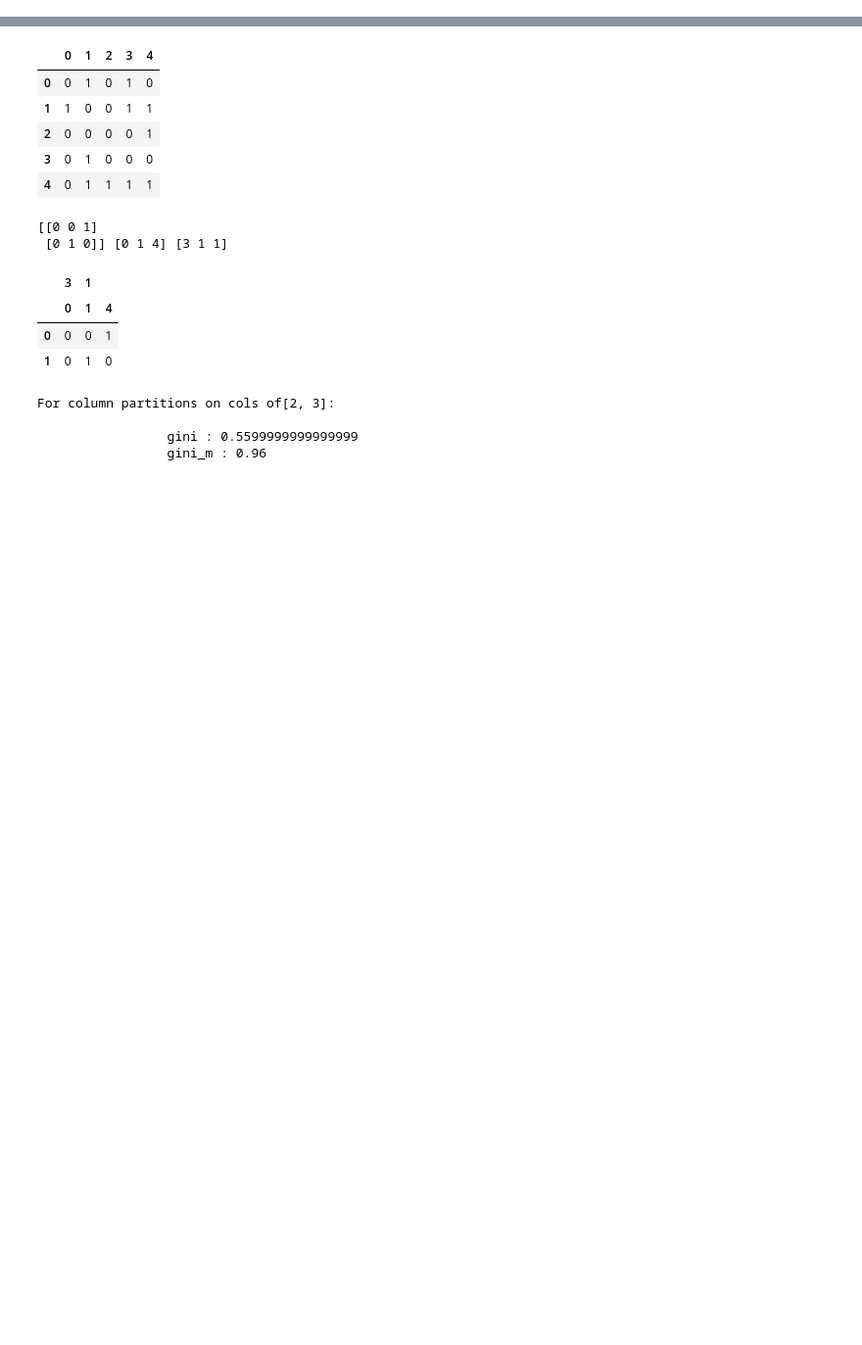
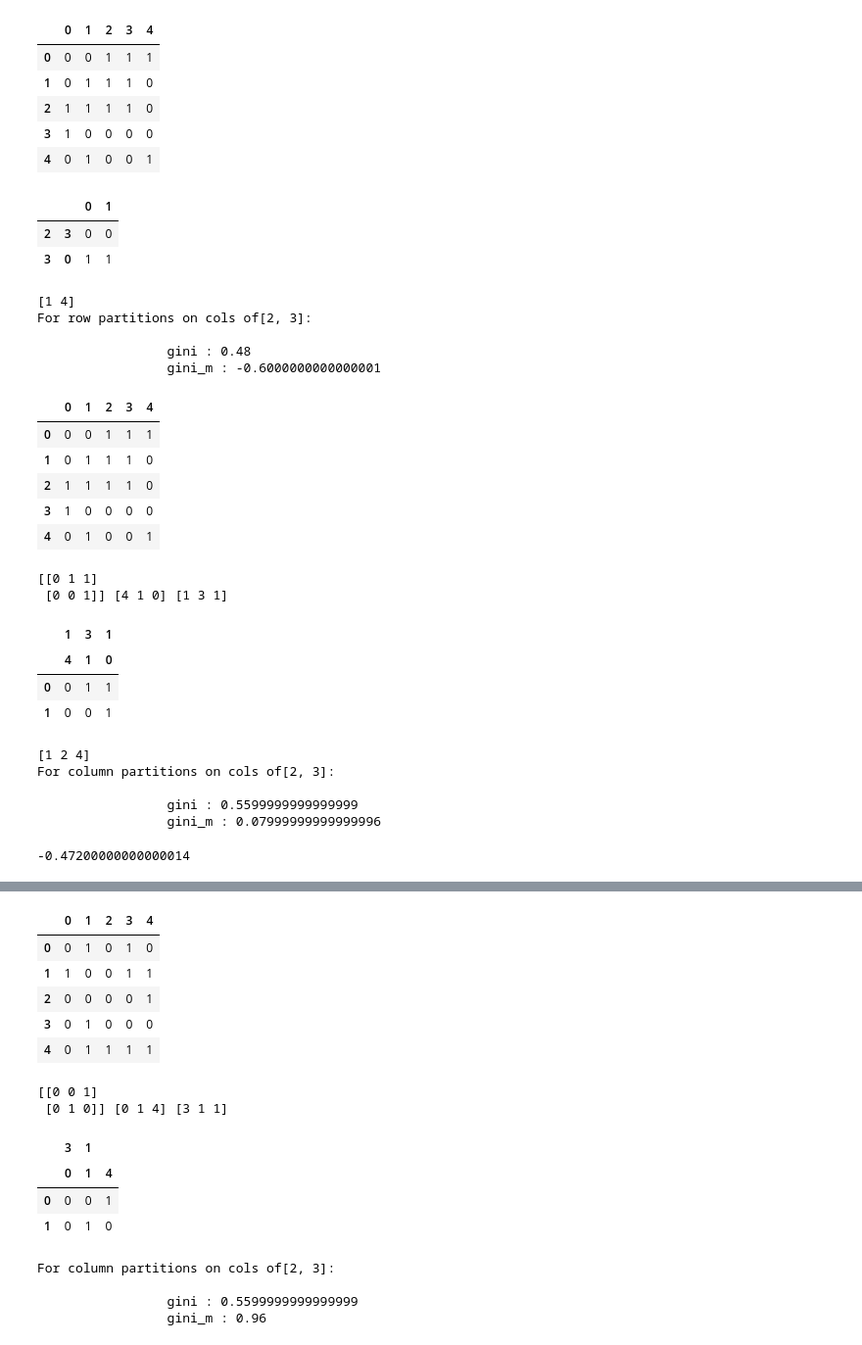
Before and after one commit to Haoyu2/DMLab-2020Spring, a Jupyter notebook: _gini.ipynb, the cells around one changed output, grey strips where cells are left out. Shown: that part at 98% size. Cells and saved outputs as stored; diff of their text form; code cells hidden in the pictures; blank space fills up the shorter version.

```diff
--- a/_gini.ipynb
+++ b/_gini.ipynb
@@ -22,15 +22,18 @@ class OrBi():
         display(self.df.style.applymap(self._bg_map,
                                subset=pd.IndexSlice[:,cols]))
 
-
         mat_pat,index, counts = np.unique(self.mat[:,cols],axis=0,return_index=1, return_counts=1)
 #         print(mat_pat,index,counts)
+
         display(pd.DataFrame(mat_pat, index=[counts,index]))
+        print(np.power(2,np.sum(mat_pat,axis=1)))
+
+
 
 
         gini = 1 - np.sum(np.square(counts/np.sum(counts)))
         gini_m = 1 - np.dot(np.square(counts/np.sum(counts)),
-                            np.sum(mat_pat,axis=1)/mat_pat.shape[1])
+                            np.power(2,np.sum(mat_pat,axis=1)))
         print(f'For row partitions on cols of{cols}:\n\n \
                 gini : {gini}\n   \
               gini_m : {gini_m}           ')
@@ -45,13 +48,15 @@ class OrBi():
 
 
         mat_pat,index, counts = np.unique(self.mat[rows,:],axis=1,return_index=1, return_counts=1)
+
+
         print(mat_pat,index,counts)
         display(pd.DataFrame(mat_pat, columns=[counts,index]))
-
+        print(np.power(2,np.sum(mat_pat,axis=0)))
 
         gini = 1 - np.sum(np.square(counts/np.sum(counts)))
         gini_m = 1 - np.dot(np.square(counts/np.sum(counts)),
-                            np.sum(mat_pat,axis=0)/mat_pat.shape[0])
+                            np.power(2, np.sum(mat_pat,axis=0)))
         print(f'For column partitions on cols of{rows}:\n\n \
                 gini : {gini}\n   \
               gini_m : {gini_m}           ')
@@ -71,6 +76,46 @@ class OrBi():
 
     def _bg_map(self,val, color='yellow'):
         return f'background-color: {color}'
+# %%
+
+size = (5, 5)
+mat = np.random.choice([1,0],size)
+
+orbi = OrBi(mat)
+orbi.gini_mu([2,3],[2,3])
+# %% [output]
+|  | 0 | 1 | 2 | 3 | 4 |
+| 0 | 0 | 0 | 1 | 1 | 1 |
+| 1 | 0 | 1 | 1 | 1 | 0 |
+| 2 | 1 | 1 | 1 | 1 | 0 |
+| 3 | 1 | 0 | 0 | 0 | 0 |
+| 4 | 0 | 1 | 0 | 0 | 1 |
+|  |  | 0 | 1 |
+| 2 | 3 | 0 | 0 |
+| 3 | 0 | 1 | 1 |
+[1 4]
+For row partitions on cols of[2, 3]:
+
+                 gini : 0.48
+                 gini_m : -0.6000000000000001
+|  | 0 | 1 | 2 | 3 | 4 |
+| 0 | 0 | 0 | 1 | 1 | 1 |
+| 1 | 0 | 1 | 1 | 1 | 0 |
+| 2 | 1 | 1 | 1 | 1 | 0 |
+| 3 | 1 | 0 | 0 | 0 | 0 |
+| 4 | 0 | 1 | 0 | 0 | 1 |
+[[0 1 1]
+ [0 0 1]] [4 1 0] [1 3 1]
+|  | 1 | 3 | 1 |
+|  | 4 | 1 | 0 |
+| 0 | 0 | 1 | 1 |
+| 1 | 0 | 0 | 1 |
+[1 2 4]
+For column partitions on cols of[2, 3]:
+
+                 gini : 0.5599999999999999
+                 gini_m : 0.07999999999999996
+-0.47200000000000014
 # %%
 
 size = (5, 5)
```
Also changed, not shown: parts of 4 cells of this notebook, 3 other files.
